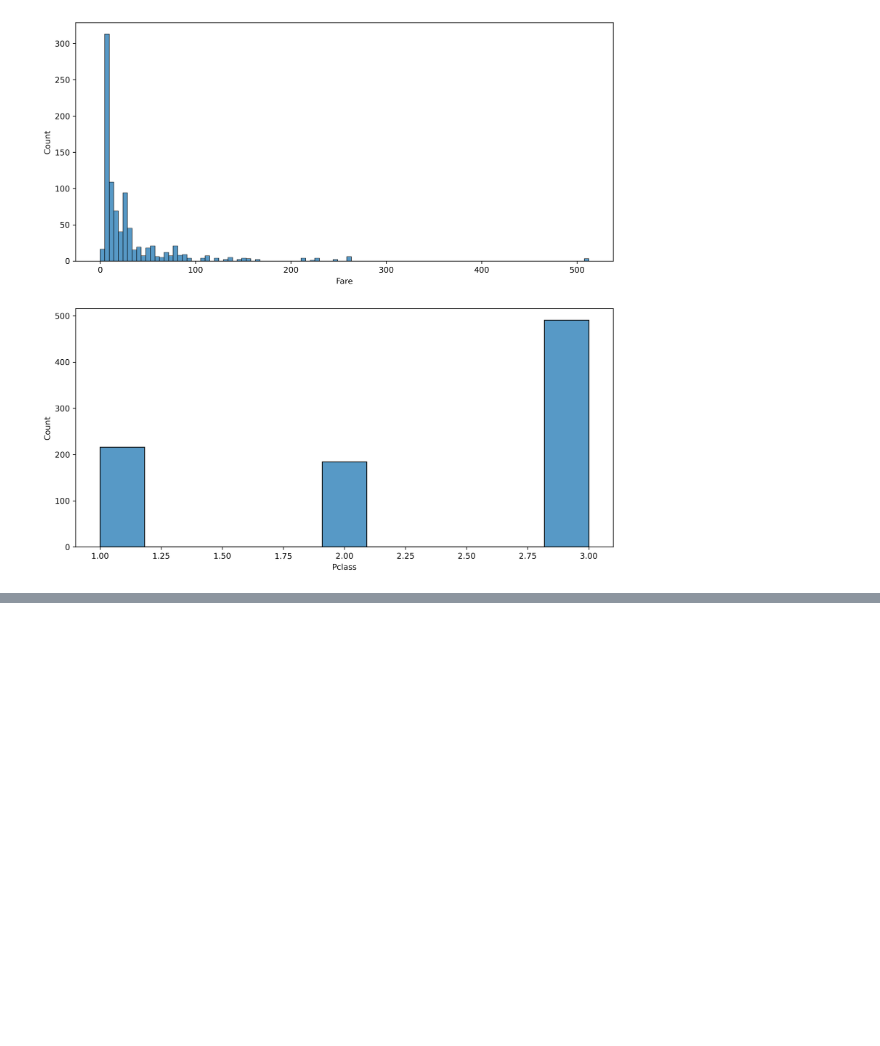
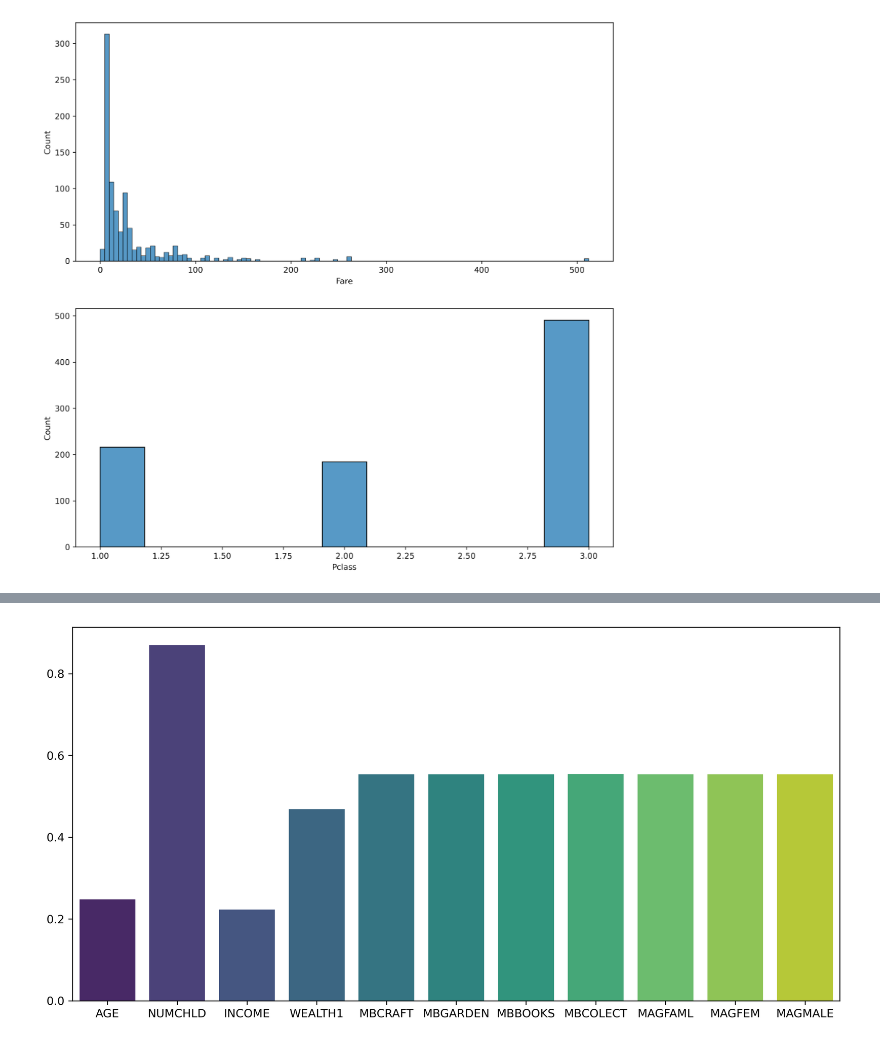
Before and after one commit to ashen007/Feature_enginering, a Jupyter notebook: notebooks/feature details.ipynb, the cells around one changed output, grey strips where cells are left out. Drawn from its saved outputs; the diff is of its cells as text; code cells hidden in the pictures; blank space fills up the shorter version.

Commit message:
quantify missing values

```diff
--- a/notebooks/feature details.ipynb
+++ b/notebooks/feature details.ipynb
@@ -122,0 +125,5 @@ plt.show()
+# %%
+cup98 = pd.read_csv('../data/cup98LRN.txt',
+                    usecols=['AGE', 'NUMCHLD', 'INCOME', 'WEALTH1', 'MBCRAFT',
+                             'MBGARDEN', 'MBBOOKS', 'MBCOLECT', 'MAGFAML','MAGFEM', 'MAGMALE'])
+cup98.head(5)
@@ -122,0 +137,6 @@ plt.show()
+# %%
+masked_data = cup98.isna()
+missing_count = masked_data.sum()
+missing_present = masked_data.mean()
+
+missing_count, missing_present
@@ -122,0 +161,6 @@ plt.show()
+# %%
+plt.figure(figsize=[12,6],dpi=300)
+sns.barplot(x=missing_present.index,y=missing_present.values,palette='viridis')
+plt.show()
+# %% [output]
+[figure, added]
```
Also changed, not shown: parts of 3 cells of this notebook.
